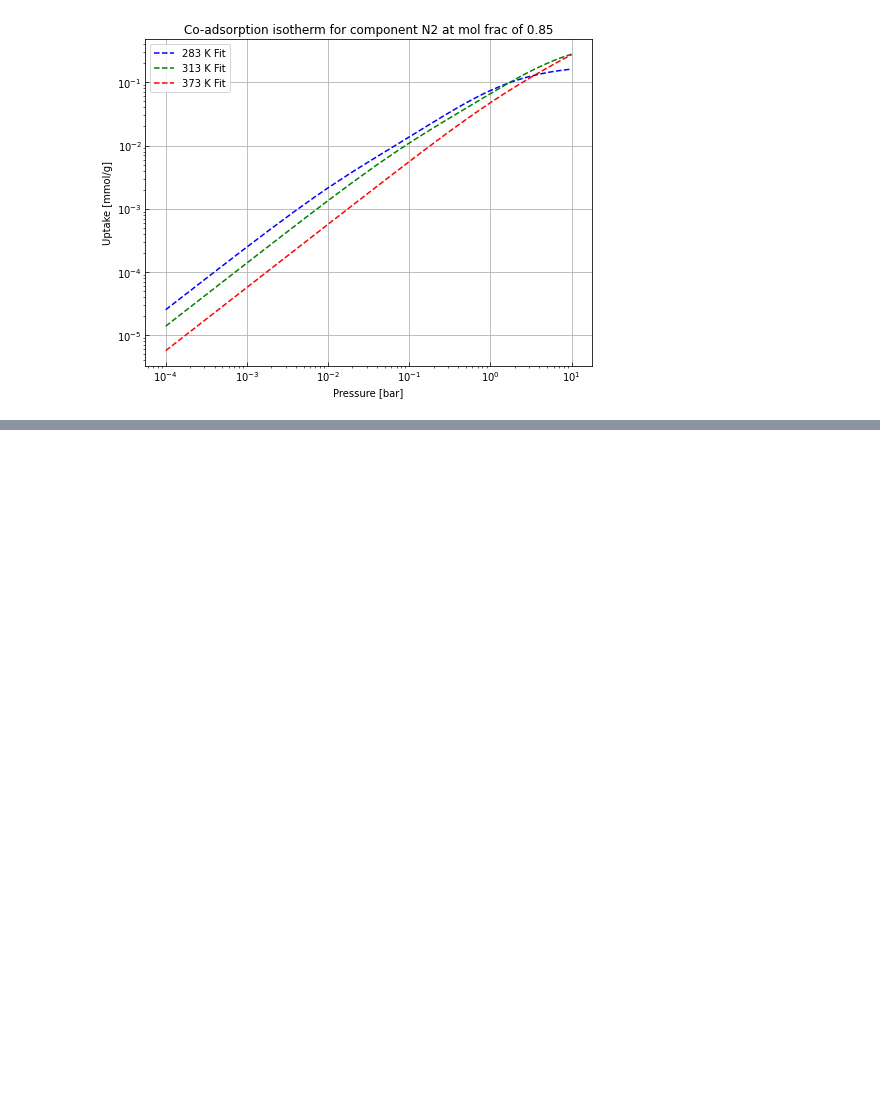
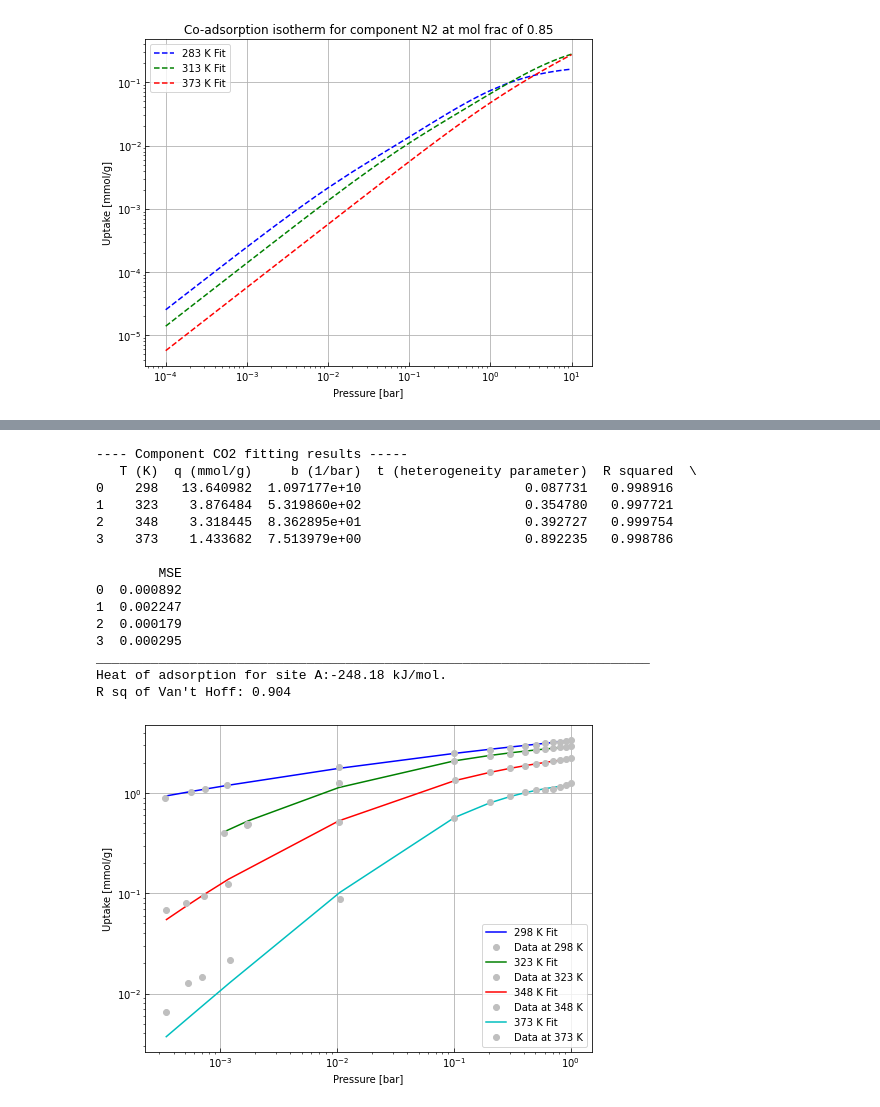
Before and after one commit to dominikpantak/pyIsoFit, a Jupyter notebook: pyIsofit_demo.ipynb, the cells around one changed output, grey strips where cells are left out. Drawn from its saved outputs; the diff is of its cells as text; code cells hidden in the pictures; blank space fills up the shorter version.

```diff
--- a/pyIsofit_demo.ipynb
+++ b/pyIsofit_demo.ipynb
@@ -277,0 +282,27 @@ For some reason this does not currently work, possibly due to some changes with
+# %%
+df1 = pd.read_csv('pyIsofit/Datasets for testing/Lewatit CO2.csv')
+compname = 'CO2'
+temps = [25, 50, 75, 100]
+key_pressures = ['p1', 'p2', 'p3', 'p4']
+key_uptakes = ['q1', 'q2', 'q3', 'q4']
+
+langmuir = IsothermFit(df1, temps, key_pressures, key_uptakes, "toth", compname)
+langmuir.fit(cond=True)
+langmuir.plot(logplot=True)
+# %% [output]
+---- Component CO2 fitting results -----
+   T (K)  q (mmol/g)     b (1/bar)  t (heterogeneity parameter)  R squared  \
+0    298   13.640982  1.097177e+10                     0.087731   0.998916
+1    323    3.876484  5.319860e+02                     0.354780   0.997721
+2    348    3.318445  8.362895e+01                     0.392727   0.999754
+3    373    1.433682  7.513979e+00                     0.892235   0.998786
+
+        MSE
+0  0.000892
+1  0.002247
+2  0.000179
+3  0.000295
+_______________________________________________________________________
+Heat of adsorption for site A:-248.18 kJ/mol.
+R sq of Van't Hoff: 0.904
+[figure, added]
```
Also changed, not shown: parts of 3 cells of this notebook, 1 other file.
